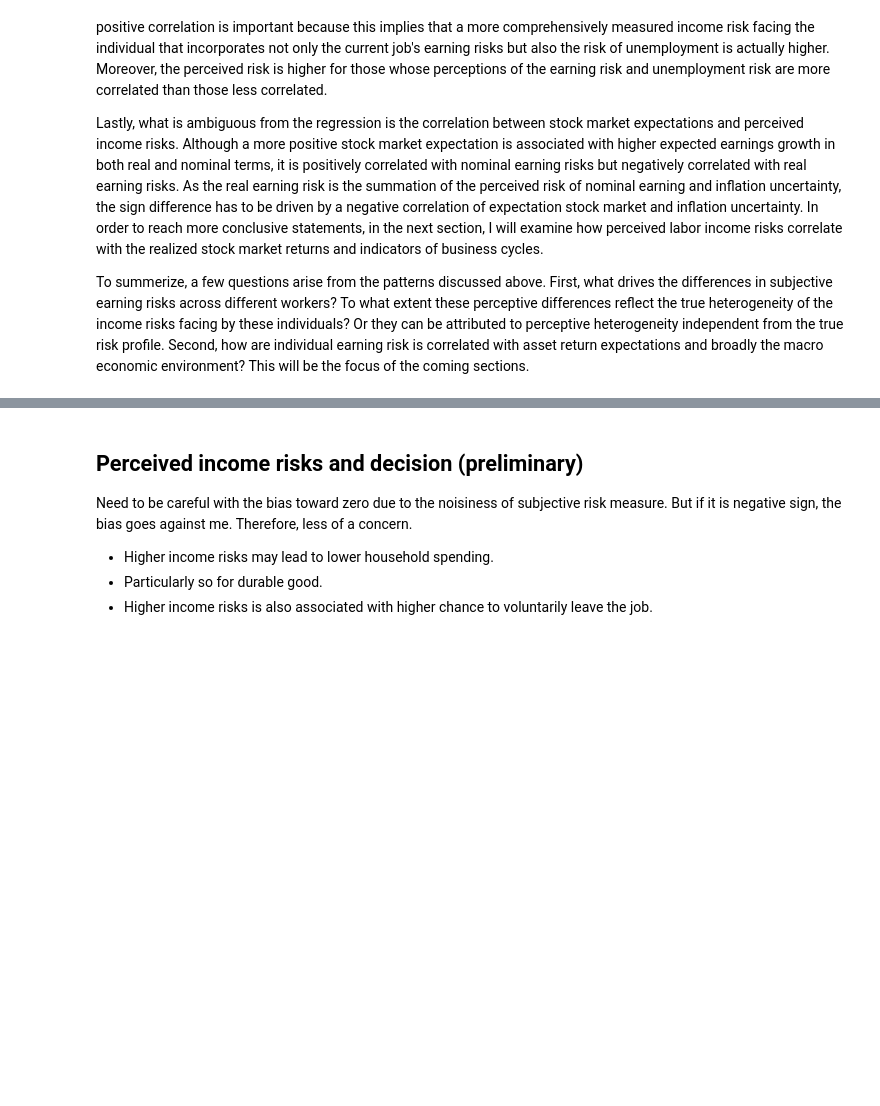
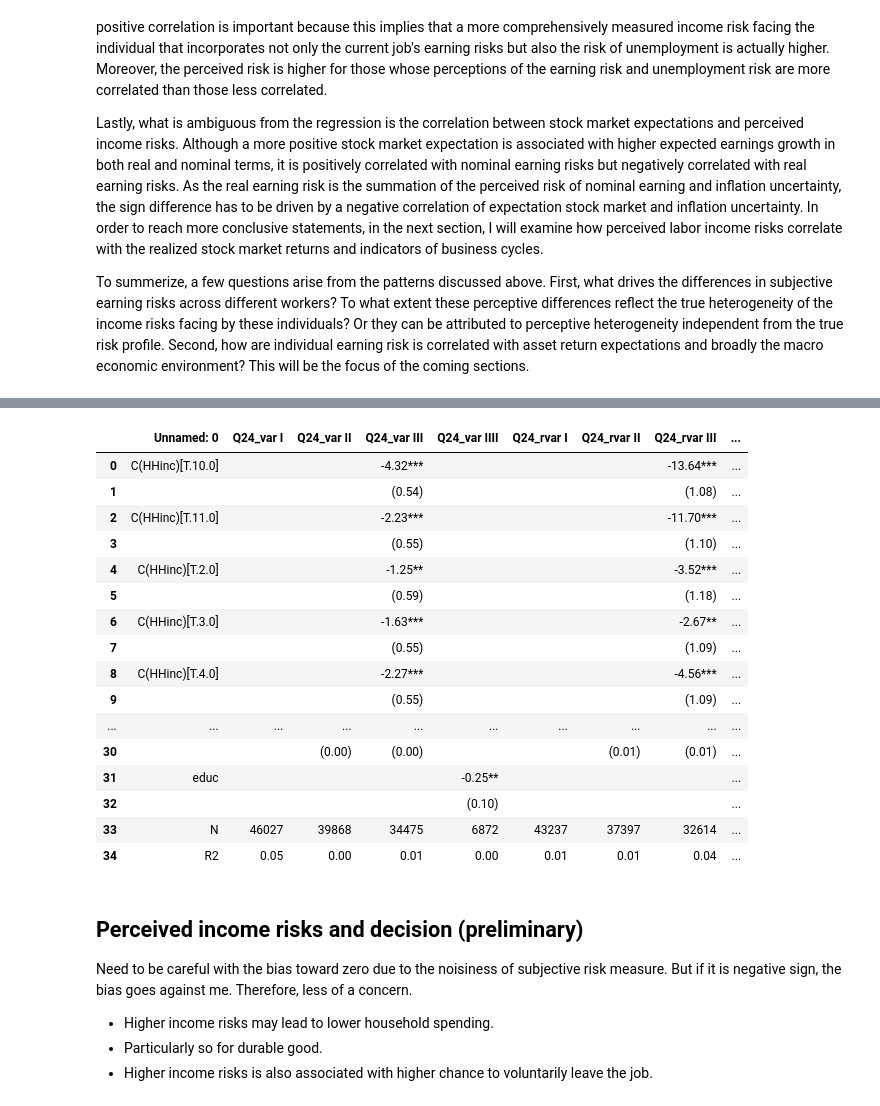
Before and after one commit to iworld1991/IncExpProject, a Jupyter notebook: WorkingFolder/PythonCode/PerceivedIncomeRisk.ipynb, the cells around one changed output, grey strips where cells are left out. Saved outputs shown, nothing was run; the diff lists cells and outputs as text; code cells hidden in the pictures; blank space fills up the shorter version.

Commit message:
included tables. But not working well.

```diff
--- a/WorkingFolder/PythonCode/PerceivedIncomeRisk.ipynb
+++ b/WorkingFolder/PythonCode/PerceivedIncomeRisk.ipynb
@@ -262,3 +278,25 @@ for i in range(nb_fig):
+# %%
+reg_tb = pd.read_excel('../Tables/micro_reg.xlsx').replace(np.nan,'')
+# %%
+reg_tb
+# %% [output]
+|  | Unnamed: 0 | Q24_var I | Q24_var II | Q24_var III | Q24_var IIII | Q24_rvar I | Q24_rvar II | Q24_rvar III | ... |
+| 0 | C(HHinc)[T.10.0] |  |  | -4.32*** |  |  |  | -13.64*** | ... |
+| 1 |  |  |  | (0.54) |  |  |  | (1.08) | ... |
+| 2 | C(HHinc)[T.11.0] |  |  | -2.23*** |  |  |  | -11.70*** | ... |
+| 3 |  |  |  | (0.55) |  |  |  | (1.10) | ... |
+| 4 | C(HHinc)[T.2.0] |  |  | -1.25** |  |  |  | -3.52*** | ... |
+| 5 |  |  |  | (0.59) |  |  |  | (1.18) | ... |
+| 6 | C(HHinc)[T.3.0] |  |  | -1.63*** |  |  |  | -2.67** | ... |
+| 7 |  |  |  | (0.55) |  |  |  | (1.09) | ... |
+| 8 | C(HHinc)[T.4.0] |  |  | -2.27*** |  |  |  | -4.56*** | ... |
+| 9 |  |  |  | (0.55) |  |  |  | (1.09) | ... |
+| ... | ... | ... | ... | ... | ... | ... | ... | ... | ... |
+| 30 |  |  | (0.00) | (0.00) |  |  | (0.01) | (0.01) | ... |
+| 31 | educ |  |  |  | -0.25** |  |  |  | ... |
+| 32 |  |  |  |  | (0.10) |  |  |  | ... |
+| 33 | N | 46027 | 39868 | 34475 | 6872 | 43237 | 37397 | 32614 | ... |
+| 34 | R2 | 0.05 | 0.00 | 0.01 | 0.00 | 0.01 | 0.01 | 0.04 | ... |
 # %% [markdown]
 ##  Perceived income risks and decision (preliminary)
 
```
Also changed, not shown: parts of 3 cells of this notebook, 12 other files.
